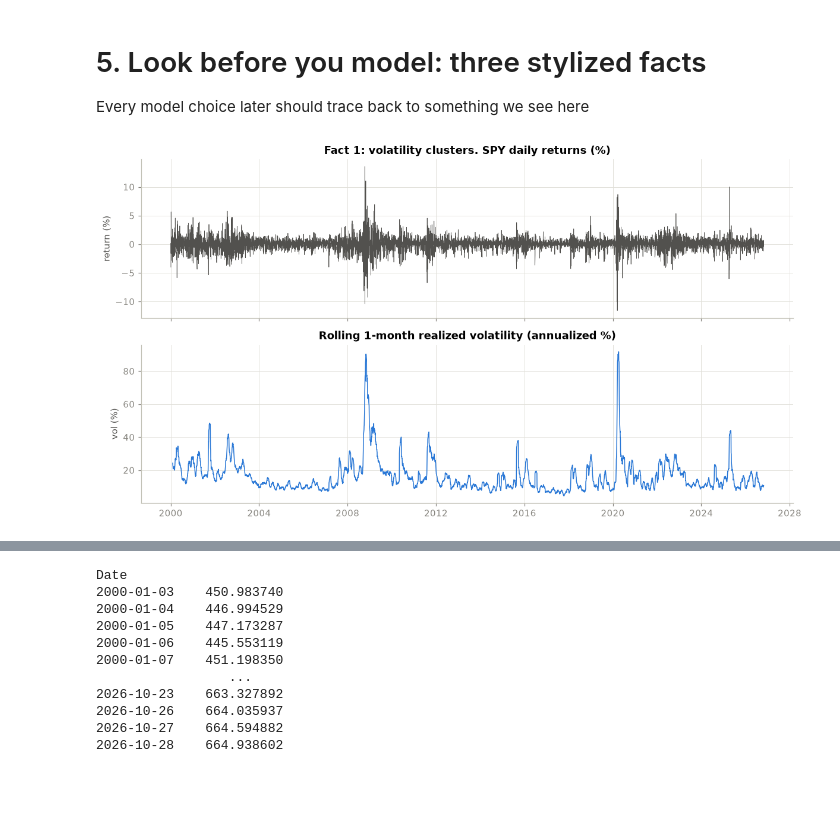
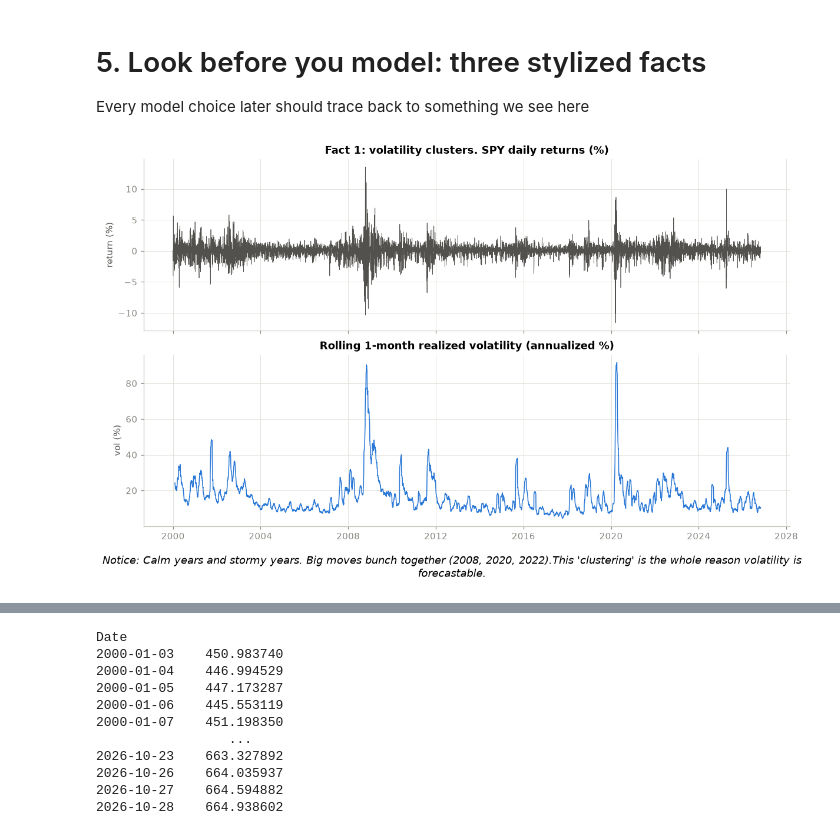
Before and after one commit to rajatsainju2025/volatility-forecasting, a Jupyter notebook: 01_volatility_forecasting.ipynb, the cells around one changed output, grey strips where cells are left out. Saved outputs shown, nothing was run; the diff lists cells and outputs as text; code cells hidden in the pictures; blank space fills up the shorter version.

```diff
--- a/01_volatility_forecasting.ipynb
+++ b/01_volatility_forecasting.ipynb
@@ -37,7 +37,7 @@ from plot_style import COLORS, STYLES, use_style
 use_style() # reads that py file and copies each setting into matplotlib’s global settings, plt.rcParams.
 
 def savefig(name):
-    plt.tight_layout()
+    #plt.tight_layout()
     plt.savefig(FIG_DIR / f"{name}.png", bbox_inches="tight")
     plt.show()
 # %% [markdown]
@@ -154,12 +144,22 @@ Average annualized vol from squared returns: 19.2%  (should be close)
 
 Every model choice later should trace back to something we see here
 # %%
-fig, ax = plt.subplots(2, 1, figsize=(11, 6), sharex=True)
+# Figure details
+fig, ax = plt.subplots(2, 1, figsize=(11, 7), sharex=True)
 ax[0].plot(data.r, color=COLORS["Realized"], lw=0.5)
 ax[0].set(title=f"Fact 1: volatility clusters. {TICKER} daily returns (%)", ylabel="return (%)")
 vol22 = to_ann_vol(data.rv.rolling(22).mean()) # 22 days rolling mean
 ax[1].plot(vol22, color=COLORS["HAR"], lw=1)
 ax[1].set(title="Rolling 1-month realized volatility (annualized %)", ylabel="vol (%)")
+
+# Explanatory text
+fig.tight_layout()   # reserve the bottom 8% for the text
+fig.subplots_adjust(bottom=0.14)
+fig.text(0.5, 0.02,
+         "Notice: Calm years and stormy years. Big moves bunch together (2008, 2020, 2022)."
+         "This 'clustering' is the whole reason volatility is forecastable.",
+         ha="center", va="bottom", fontsize=12, style="italic", wrap=True)
+
 savefig("01_returns_and_volatility")
 # %% [output]
-[figure, old version]
+[figure, new version]
```
Also changed, not shown: parts of 4 cells of this notebook, 3 other files.
